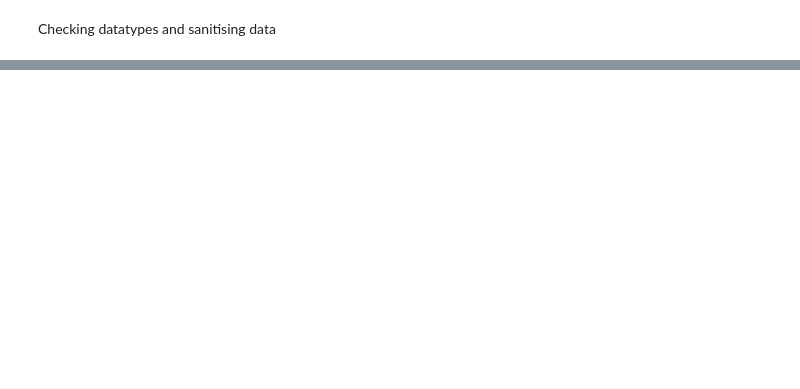
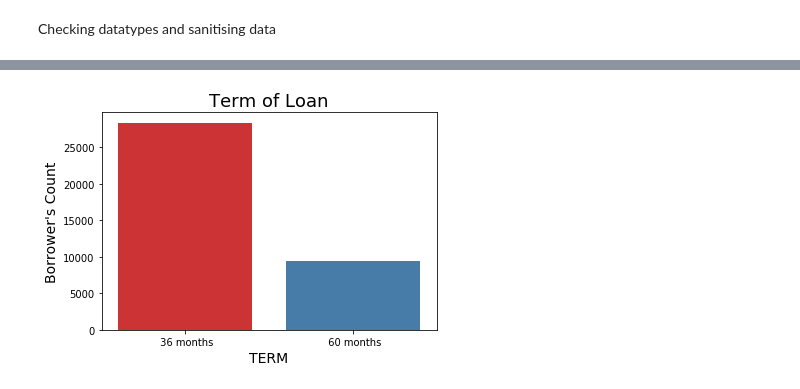
Before and after one commit to meghanaReddyk/LendingClub, a Jupyter notebook: Lending_club.ipynb, the cells around one changed output, grey strips where cells are left out. Drawn from its saved outputs; the diff is of its cells as text; code cells hidden in the pictures; blank space fills up the shorter version.

```diff
--- a/Lending_club.ipynb
+++ b/Lending_club.ipynb
@@ -138,0 +183,9 @@ loan.shape
+# %%
+# term analysis
+sns.countplot(loan.term, palette="Set1")
+plt.title('Term of Loan',fontsize=18)
+plt.xlabel('TERM',fontsize=14)
+plt.ylabel("Borrower's Count",fontsize=14)
+plt.show()
+# %% [output]
+[figure, added]
```
Also changed, not shown: parts of 30 cells of this notebook.
